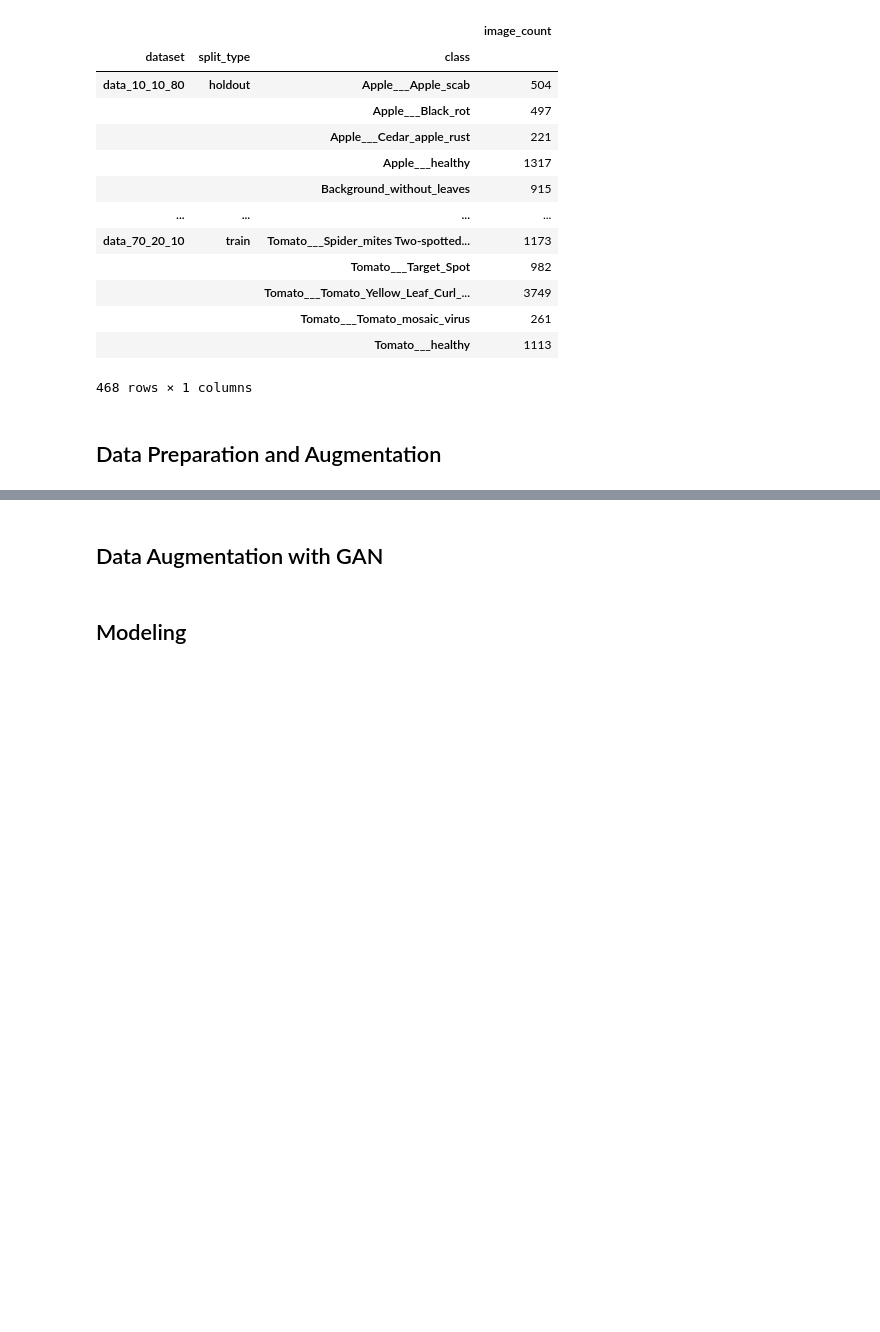
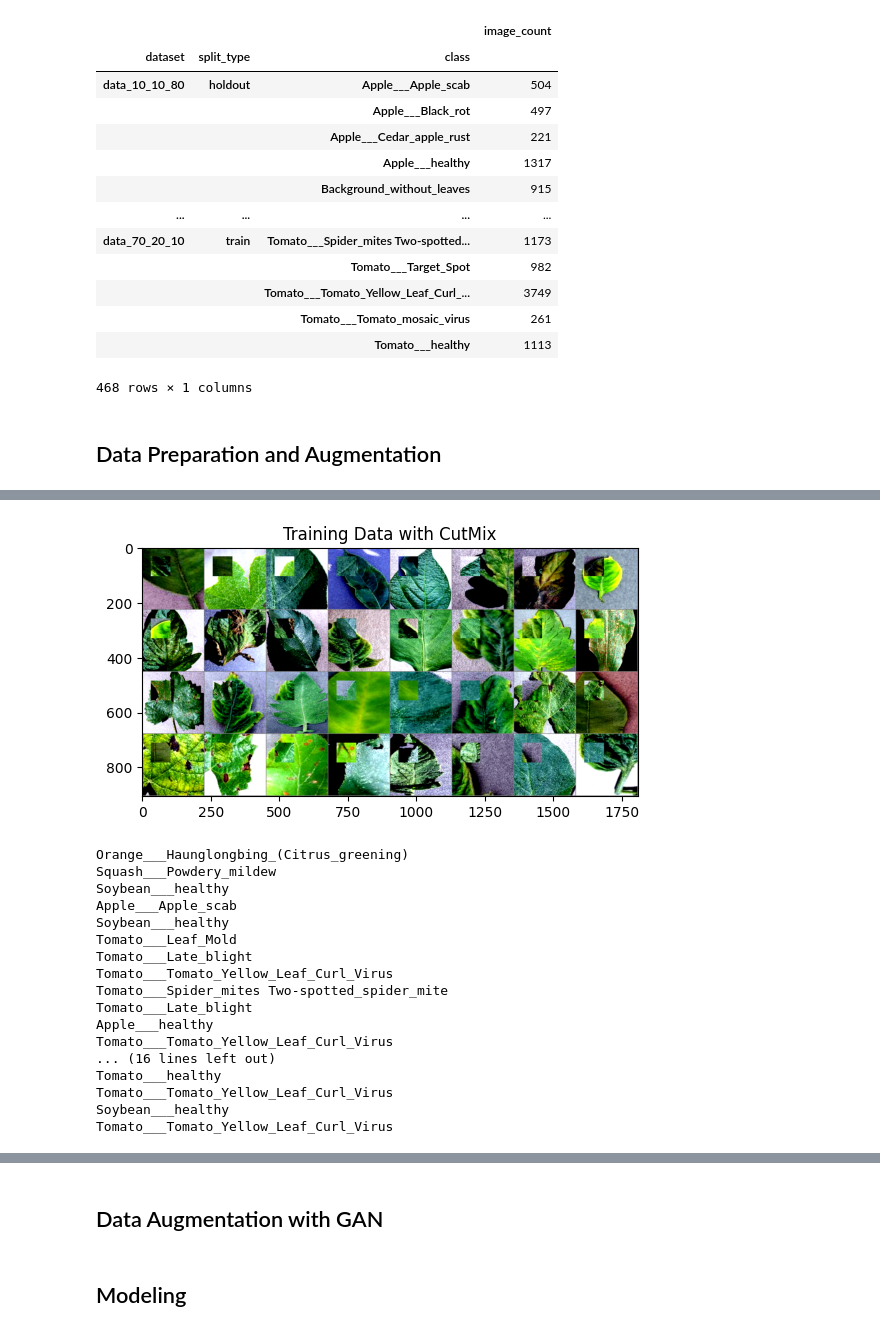
Before and after one commit to othmane-mahfoud/plant-disease-detection, a Jupyter notebook: main.ipynb, the cells around one changed output, grey strips where cells are left out. Cells and saved outputs as stored; diff of their text form; code cells hidden in the pictures; blank space fills up the shorter version.

```diff
--- a/main.ipynb
+++ b/main.ipynb
@@ -152,0 +231,21 @@ len(train_dataloader_20_10_70_aug), len(train_dataloader_20_10_70), len(test_dat
+# %%
+display_img_grid(train_dataloader_10_10_80_cut, "Training Data with CutMix", is_cutmix=True)
+# %% [output]
+[figure, added]
+Orange___Haunglongbing_(Citrus_greening)
+Squash___Powdery_mildew
+Soybean___healthy
+Apple___Apple_scab
+Soybean___healthy
+Tomato___Leaf_Mold
+Tomato___Late_blight
+Tomato___Tomato_Yellow_Leaf_Curl_Virus
+Tomato___Spider_mites Two-spotted_spider_mite
+Tomato___Late_blight
+Apple___healthy
+Tomato___Tomato_Yellow_Leaf_Curl_Virus
+... (16 lines left out)
+Tomato___healthy
+Tomato___Tomato_Yellow_Leaf_Curl_Virus
+Soybean___healthy
+Tomato___Tomato_Yellow_Leaf_Curl_Virus
```
Also changed, not shown: parts of 10 cells of this notebook, 1 other file.
